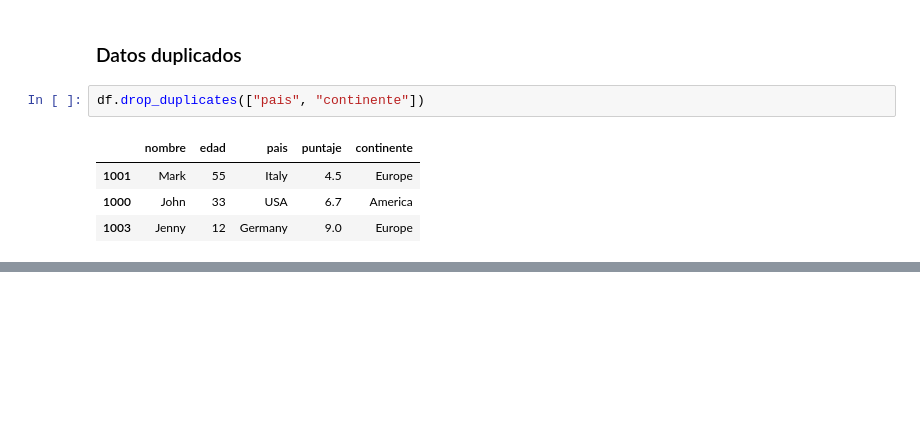
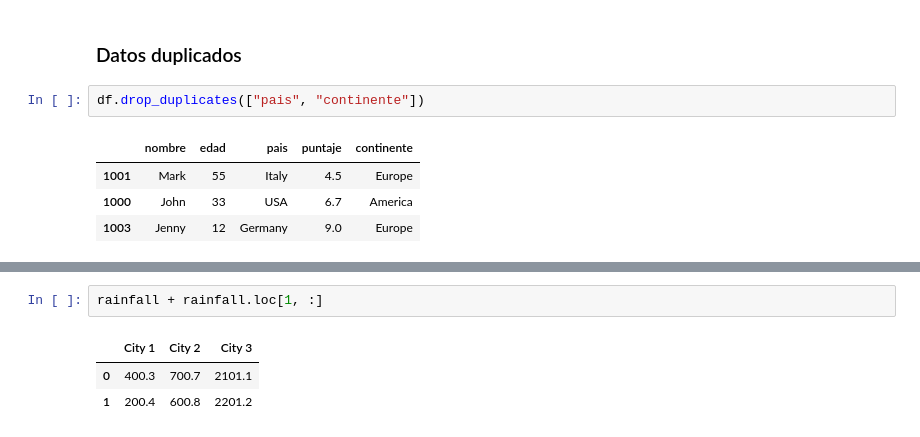
Before and after one commit to EricJDavila/PythonForExcel, a Jupyter notebook: cap0501_pandas.ipynb, the cells around one changed output, grey strips where cells are left out. Drawn from its saved outputs; the diff is of its cells as text; blank space fills up the shorter version.

```diff
--- a/cap0501_pandas.ipynb
+++ b/cap0501_pandas.ipynb
@@ -529,0 +608,6 @@ df.drop_duplicates(["pais", "continente"])
+# %%
+rainfall + rainfall.loc[1, :]
+# %% [output]
+|  | City 1 | City 2 | City 3 |
+| 0 | 400.3 | 700.7 | 2101.1 |
+| 1 | 200.4 | 600.8 | 2201.2 |
```
Also changed, not shown: parts of 22 cells of this notebook.
